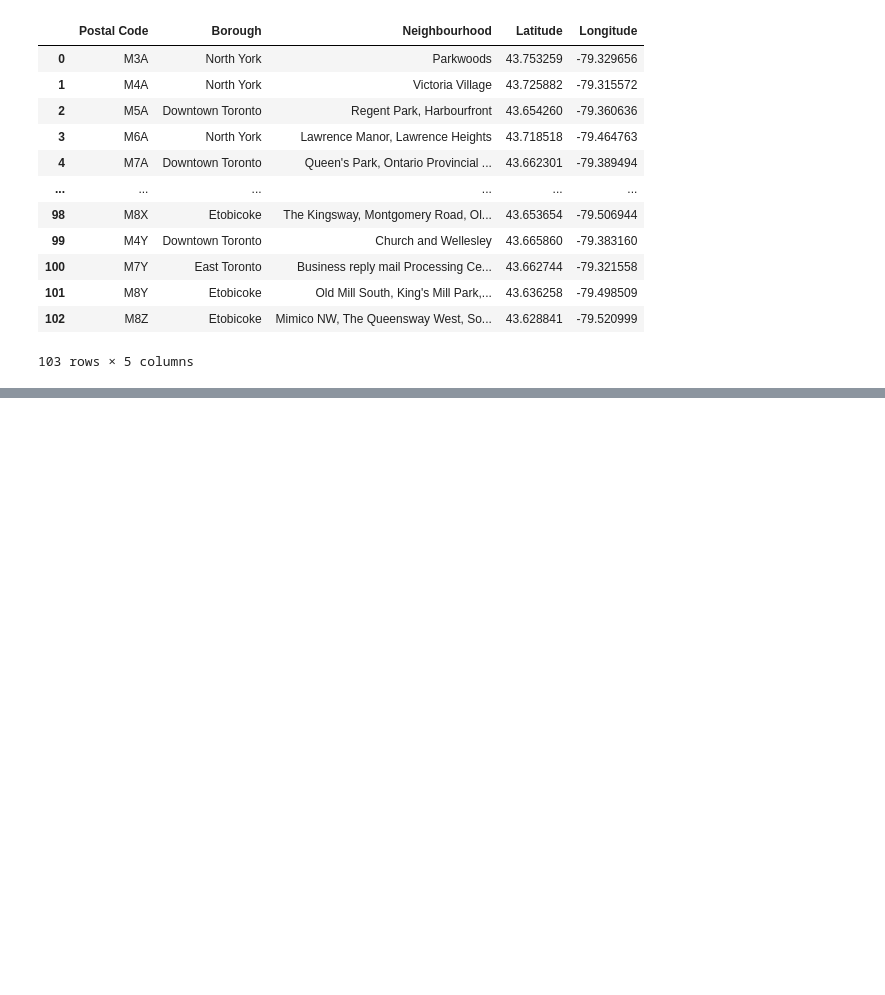
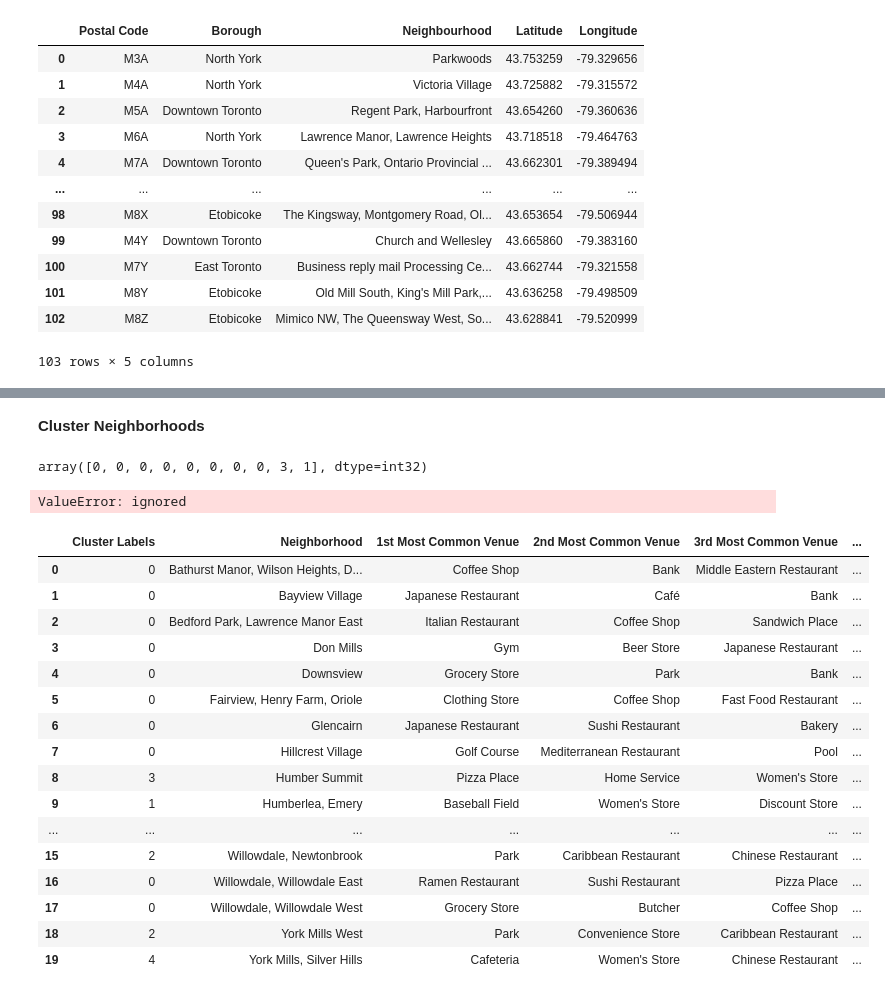
Before and after one commit to lr0103/data-science, a Jupyter notebook: MapasCom4SquareAPI.ipynb, the cells around one changed output, grey strips where cells are left out. Cells and saved outputs as stored; diff of their text form; code cells hidden in the pictures; blank space fills up the shorter version.

```diff
--- a/MapasCom4SquareAPI.ipynb
+++ b/MapasCom4SquareAPI.ipynb
@@ -154,0 +551,12 @@ df_canada
+# %%
+num_top_venues = 5
+
+for hood in north_york_grouped['Neighborhood']:
+    print("----"+hood+"----")
+    temp = north_york_grouped[north_york_grouped['Neighborhood'] == hood].T.reset_index()
+    temp.columns = ['venue','freq']
+    temp = temp.iloc[1:]
+    temp['freq'] = temp['freq'].astype(float)
+    temp = temp.round({'freq': 2})
+    print(temp.sort_values('freq', ascending=False).reset_index(drop=True).head(num_top_venues))
+    print('\n')
@@ -154,0 +581,7 @@ df_canada
+# %%
+#First, let's write a function to sort the venues in descending order.
+def return_most_common_venues(row, num_top_venues):
+    row_categories = row.iloc[1:]
+    row_categories_sorted = row_categories.sort_values(ascending=False)
+
+    return row_categories_sorted.index.values[0:num_top_venues]
@@ -154,0 +622,50 @@ df_canada
+# %% [markdown]
+__Cluster Neighborhoods__
+# %%
+# import k-means from clustering stage
+from sklearn.cluster import KMeans
+
+# set number of clusters
+kclusters = 5
+
+north_york_grouped_clustering = north_york_grouped.drop('Neighborhood', 1)
+
+# run k-means clustering
+kmeans = KMeans(n_clusters=kclusters, random_state=0).fit(north_york_grouped_clustering)
+
+# check cluster labels generated for each row in the dataframe
+kmeans.labels_[0:10]
+# %% [output]
+array([0, 0, 0, 0, 0, 0, 0, 0, 3, 1], dtype=int32)
+# %%
+# add clustering labels
+neighborhoods_venues_sorted.insert(0, 'Cluster Labels', kmeans.labels_)
+
+north_york_merged = north_york_data
+
+# merge toronto_grouped with toronto_data to add latitude/longitude for each neighborhood
+north_york_merged = north_york_merged.join(neighborhoods_venues_sorted.set_index('Neighborhood'), on='Neighbourhood')
+
+north_york_merged.head() # check the last columns!
+# %% [output]
+ValueError: ignored
+# %%
+neighborhoods_venues_sorted
+# %% [output]
+|  | Cluster Labels | Neighborhood | 1st Most Common Venue | 2nd Most Common Venue | 3rd Most Common Venue | ... |
+| 0 | 0 | Bathurst Manor, Wilson Heights, D... | Coffee Shop | Bank | Middle Eastern Restaurant | ... |
+| 1 | 0 | Bayview Village | Japanese Restaurant | Café | Bank | ... |
+| 2 | 0 | Bedford Park, Lawrence Manor East | Italian Restaurant | Coffee Shop | Sandwich Place | ... |
+| 3 | 0 | Don Mills | Gym | Beer Store | Japanese Restaurant | ... |
+| 4 | 0 | Downsview | Grocery Store | Park | Bank | ... |
+| 5 | 0 | Fairview, Henry Farm, Oriole | Clothing Store | Coffee Shop | Fast Food Restaurant | ... |
+| 6 | 0 | Glencairn | Japanese Restaurant | Sushi Restaurant | Bakery | ... |
+| 7 | 0 | Hillcrest Village | Golf Course | Mediterranean Restaurant | Pool | ... |
+| 8 | 3 | Humber Summit | Pizza Place | Home Service | Women's Store | ... |
+| 9 | 1 | Humberlea, Emery | Baseball Field | Women's Store | Discount Store | ... |
+| ... | ... | ... | ... | ... | ... | ... |
+| 15 | 2 | Willowdale, Newtonbrook | Park | Caribbean Restaurant | Chinese Restaurant | ... |
+| 16 | 0 | Willowdale, Willowdale East | Ramen Restaurant | Sushi Restaurant | Pizza Place | ... |
+| 17 | 0 | Willowdale, Willowdale West | Grocery Store | Butcher | Coffee Shop | ... |
+| 18 | 2 | York Mills West | Park | Convenience Store | Caribbean Restaurant | ... |
+| 19 | 4 | York Mills, Silver Hills | Cafeteria | Women's Store | Chinese Restaurant | ... |
```
Also changed, not shown: parts of 36 cells of this notebook.
